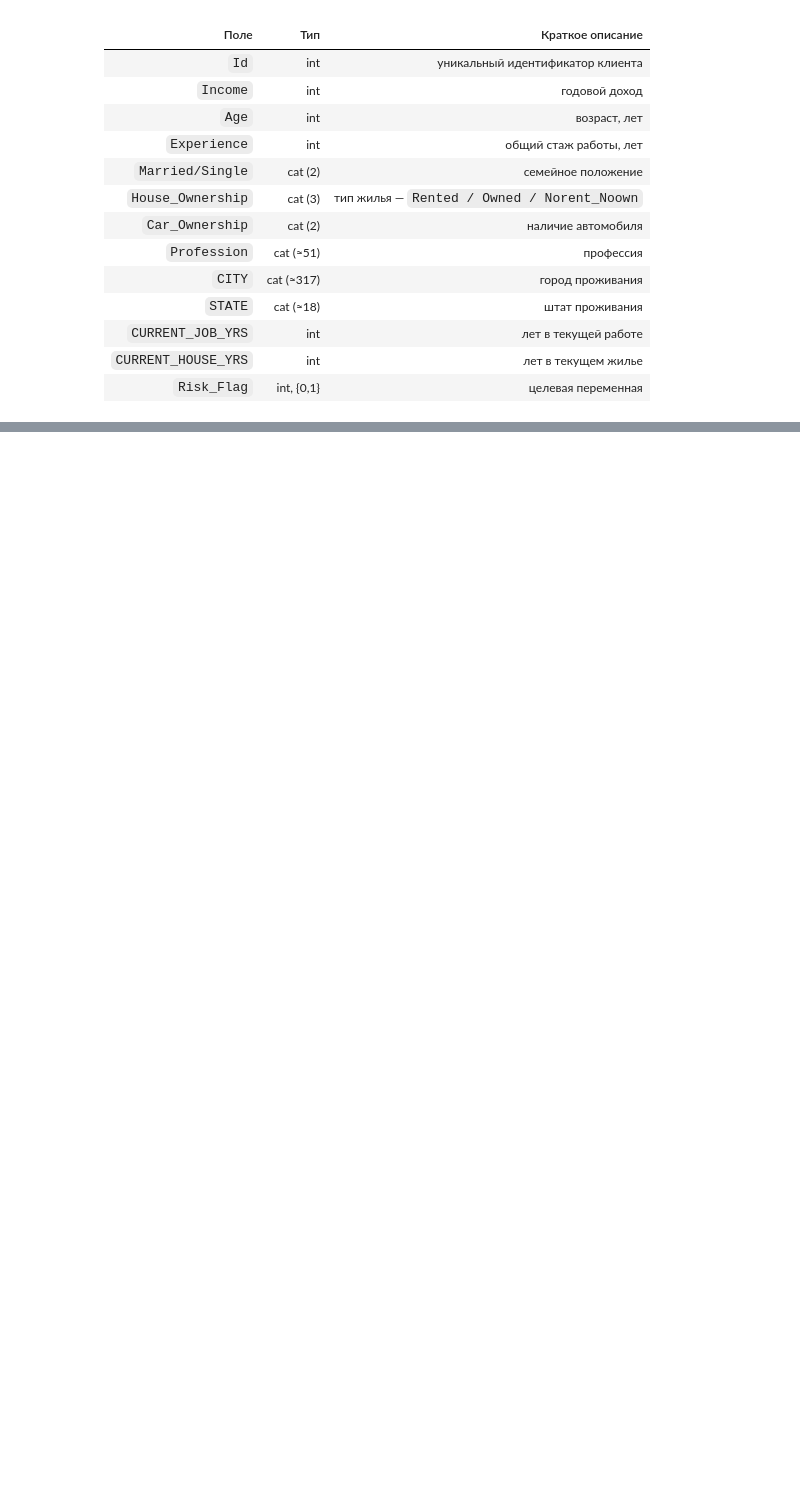
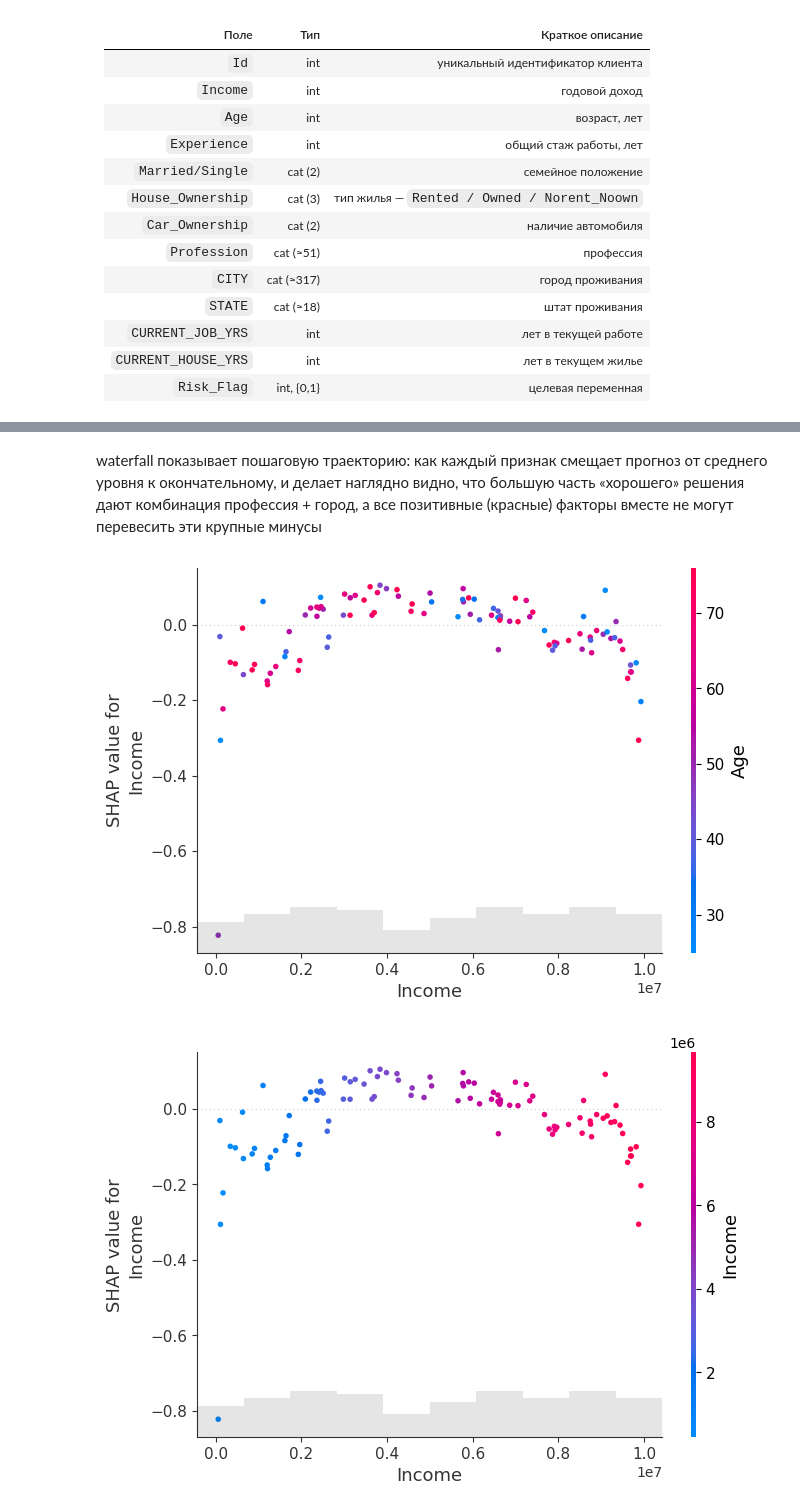
Before and after one commit to cfaring/ait-2025, a Jupyter notebook: lab6/lab6.ipynb, the cells around one changed output, grey strips where cells are left out. Cells and saved outputs as stored; diff of their text form; code cells hidden in the pictures; blank space fills up the shorter version.

```diff
--- a/lab6/lab6.ipynb
+++ b/lab6/lab6.ipynb
@@ -346,0 +343,25 @@ display(best_cat.plot_tree(tree_idx=idx, pool=pool))
+# %% [markdown]
+waterfall показывает пошаговую траекторию: как каждый признак смещает прогноз от среднего уровня к окончательному, и делает наглядно видно, что большую часть «хорошего» решения дают комбинация профессия + город, а все позитивные (красные) факторы вместе не могут перевесить эти крупные минусы
+# %%
+shap_values = explainer(X_sample)
+
+# Scatter двух вариантов
+feature = 'Income'
+f_idx   = shap_values.feature_names.index(feature)
+age_idx = shap_values.feature_names.index('Age')
+
+shap.plots.scatter(shap_values[:, f_idx],        # X-ось = вклад Income
+                   color=shap_values[:, age_idx] # цвет = вклад Age
+)
+
+shap_values = explainer(X_sample)
+
+feature = 'Income'
+f_idx   = shap_values.feature_names.index(feature)
+
+shap.plots.scatter(shap_values[:, f_idx],        # X-ось = вклад Income
+                   color=shap_values[:, f_idx] # цвет = вклад Income
+)
+# %% [output]
+[figure, added]
+[figure, added]
```
Also changed, not shown: parts of 66 cells of this notebook, 9 other files.
